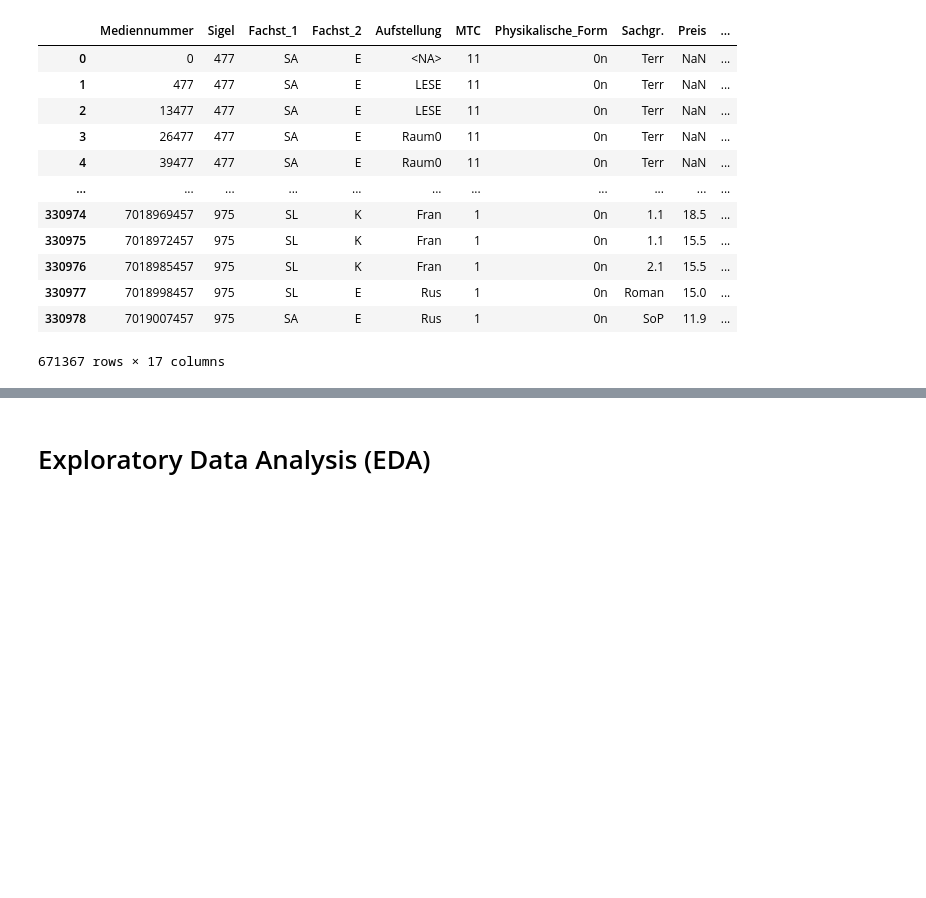
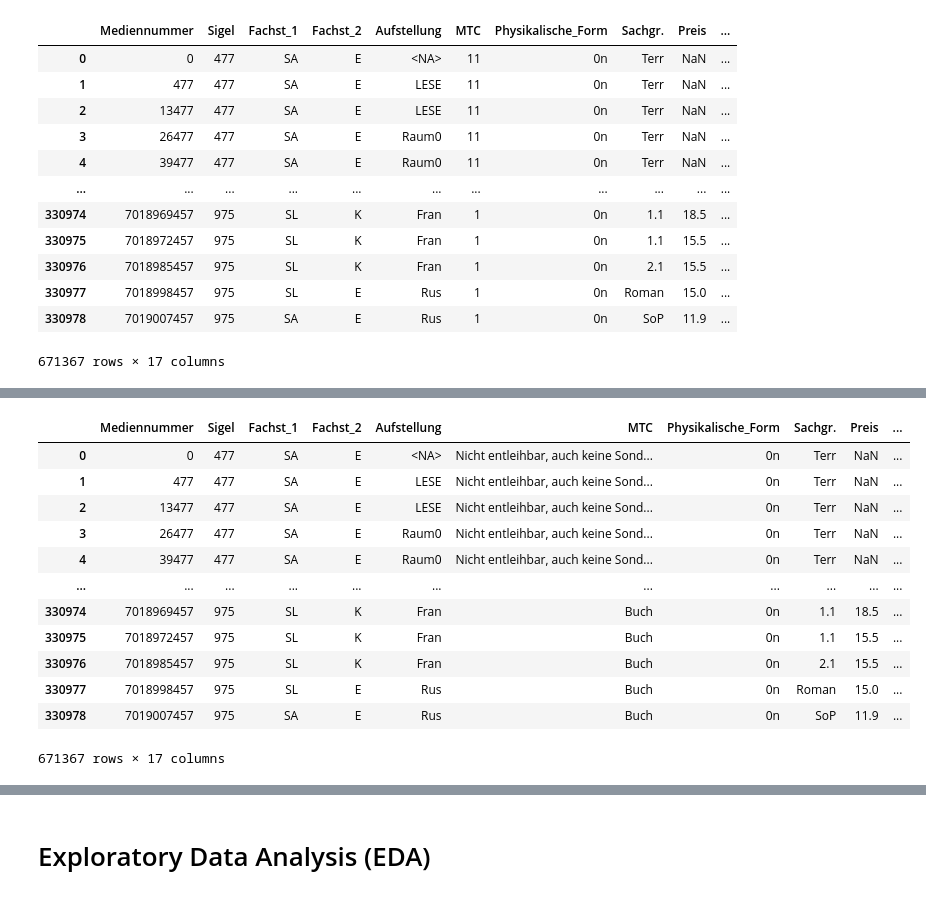
Before and after one commit to BeatriceM476/Final-project, a Jupyter notebook: BesEx_2022_2024.ipynb, the cells around one changed output, grey strips where cells are left out. Drawn from its saved outputs; the diff is of its cells as text; code cells hidden in the pictures; blank space fills up the shorter version.

```diff
--- a/BesEx_2022_2024.ipynb
+++ b/BesEx_2022_2024.ipynb
@@ -122,0 +144,37 @@ BesEx_2022_2024_df
+# %%
+# Dictionnaire de correspondance
+mtc_mapping = {
+    1: "Buch",
+    4: "CD",
+    6: "konventionelles Spiel",
+    7: "Software",
+    8: "Zeitschrift",
+    9: "Nicht bestellbar",
+    10: "Nicht entleihbar",
+    11: "Nicht entleihbar, auch keine Sonderleihe",
+    12: "verkürzte Leihfrist",
+    15: "Mobiles Endgerät",
+    17: "Noten",
+    34: "DVD",
+    58: "nur vor Ort entleihbar"
+}
+
+# Appliquer la transformation
+BesEx_2022_2024_df['MTC'] = BesEx_2022_2024_df['MTC'].astype(int)
+BesEx_2022_2024_df['MTC'] = BesEx_2022_2024_df['MTC'].replace(mtc_mapping)
+# %%
+BesEx_2022_2024_df
+# %% [output]
+|  | Mediennummer | Sigel | Fachst_1 | Fachst_2 | Aufstellung | MTC | Physikalische_Form | Sachgr. | Preis | ... |
+| 0 | 0 | 477 | SA | E | <NA> | Nicht entleihbar, auch keine Sond... | 0n | Terr | NaN | ... |
+| 1 | 477 | 477 | SA | E | LESE | Nicht entleihbar, auch keine Sond... | 0n | Terr | NaN | ... |
+| 2 | 13477 | 477 | SA | E | LESE | Nicht entleihbar, auch keine Sond... | 0n | Terr | NaN | ... |
+| 3 | 26477 | 477 | SA | E | Raum0 | Nicht entleihbar, auch keine Sond... | 0n | Terr | NaN | ... |
+| 4 | 39477 | 477 | SA | E | Raum0 | Nicht entleihbar, auch keine Sond... | 0n | Terr | NaN | ... |
+| ... | ... | ... | ... | ... | ... | ... | ... | ... | ... | ... |
+| 330974 | 7018969457 | 975 | SL | K | Fran | Buch | 0n | 1.1 | 18.5 | ... |
+| 330975 | 7018972457 | 975 | SL | K | Fran | Buch | 0n | 1.1 | 15.5 | ... |
+| 330976 | 7018985457 | 975 | SL | K | Fran | Buch | 0n | 2.1 | 15.5 | ... |
+| 330977 | 7018998457 | 975 | SL | E | Rus | Buch | 0n | Roman | 15.0 | ... |
+| 330978 | 7019007457 | 975 | SA | E | Rus | Buch | 0n | SoP | 11.9 | ... |
+671367 rows × 17 columns
```
Also changed, not shown: parts of 14 cells of this notebook.
